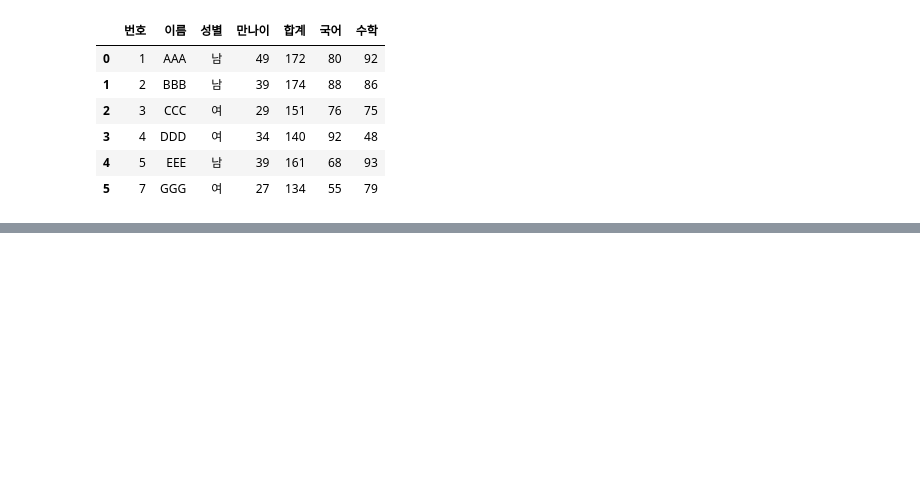
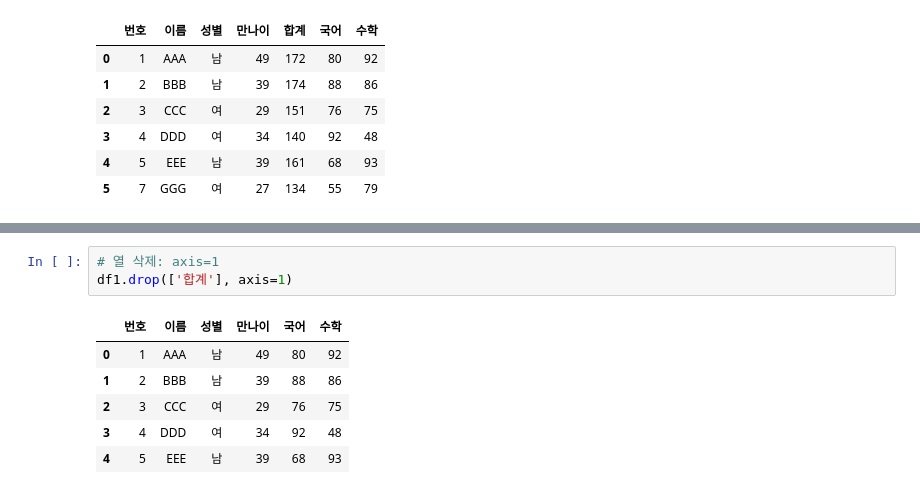
Before and after one commit to toughC/Python_Machine_Learning, a Jupyter notebook: 03_pandas1.ipynb, the cells around one changed output, grey strips where cells are left out. Cells and saved outputs as stored; diff of their text form; blank space fills up the shorter version.

```diff
--- a/03_pandas1.ipynb
+++ b/03_pandas1.ipynb
@@ -351,0 +369,10 @@ df1
+# %%
+# 열 삭제: axis=1
+df1.drop(['합계'], axis=1)
+# %% [output]
+|  | 번호 | 이름 | 성별 | 만나이 | 국어 | 수학 |
+| 0 | 1 | AAA | 남 | 49 | 80 | 92 |
+| 1 | 2 | BBB | 남 | 39 | 88 | 86 |
+| 2 | 3 | CCC | 여 | 29 | 76 | 75 |
+| 3 | 4 | DDD | 여 | 34 | 92 | 48 |
+| 4 | 5 | EEE | 남 | 39 | 68 | 93 |
```
Also changed, not shown: parts of 2 cells of this notebook.
